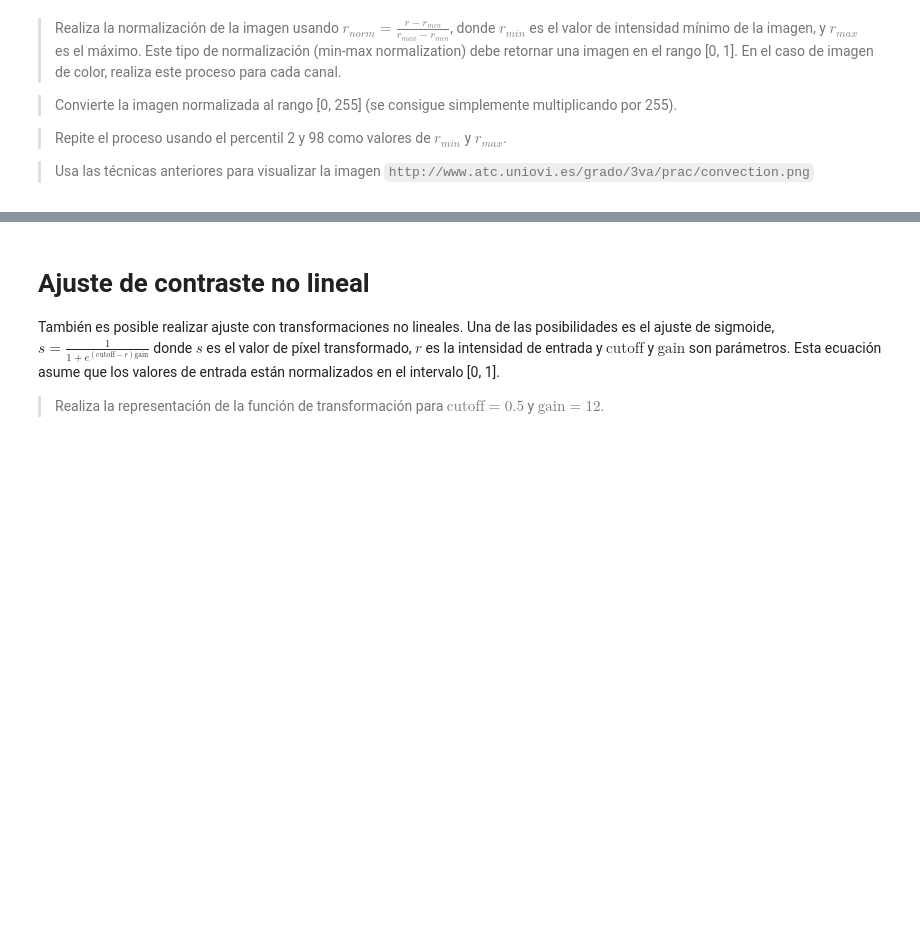
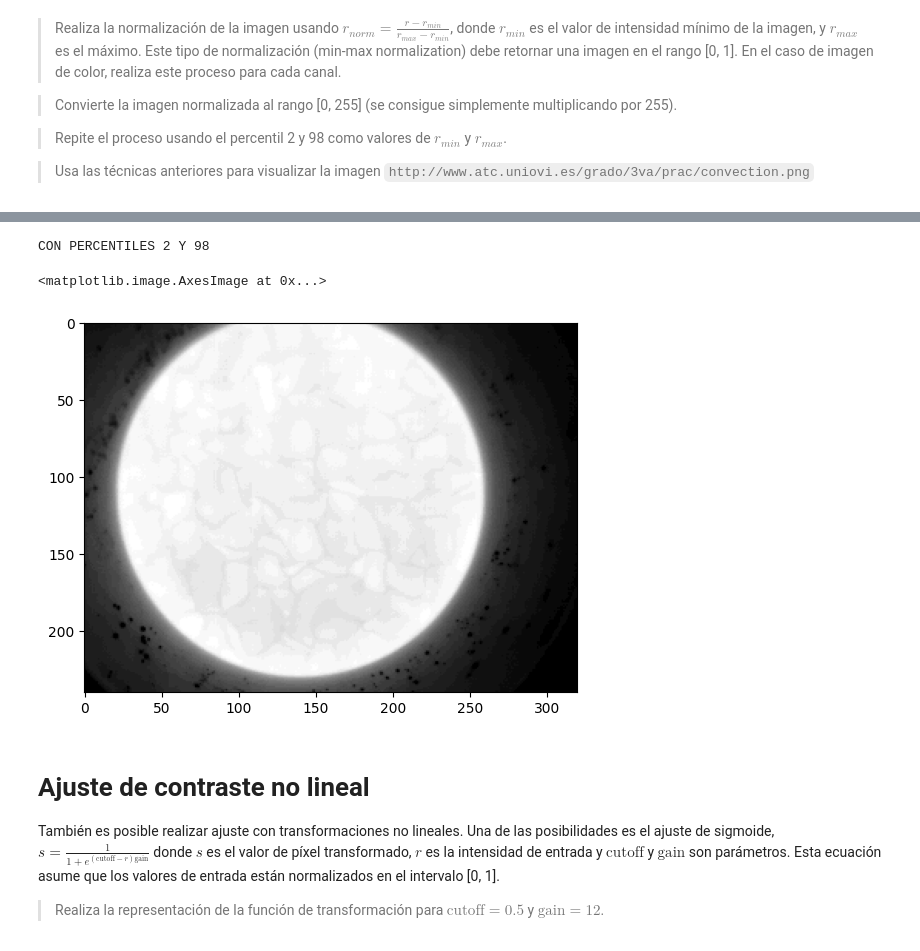
Before and after one commit to revekkadiana/Visi-n_Artificial, a Jupyter notebook: Prac03-Brillo.ipynb, the cells around one changed output, grey strips where cells are left out. Saved outputs shown, nothing was run; the diff lists cells and outputs as text; code cells hidden in the pictures; blank space fills up the shorter version.

```diff
--- a/Prac03-Brillo.ipynb
+++ b/Prac03-Brillo.ipynb
@@ -160,3 +184,11 @@ plot_histogram(norm1)
+# %%
+print("CON PERCENTILES 2 Y 98")
+percent=normalizacion(img,2,98)
+plt.imshow(percent)
+# %% [output]
+CON PERCENTILES 2 Y 98
+<matplotlib.image.AxesImage at 0x...>
+[figure, added]
 # %% [markdown]
 # Ajuste de contraste no lineal
 
```
Also changed, not shown: parts of 7 cells of this notebook, 1 other file.
